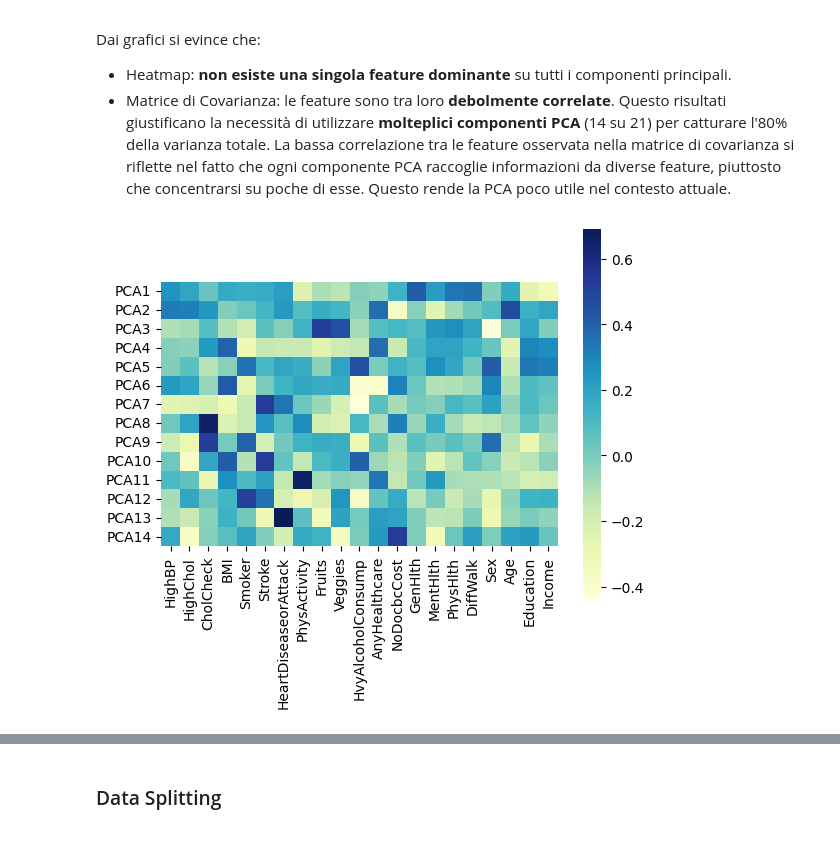
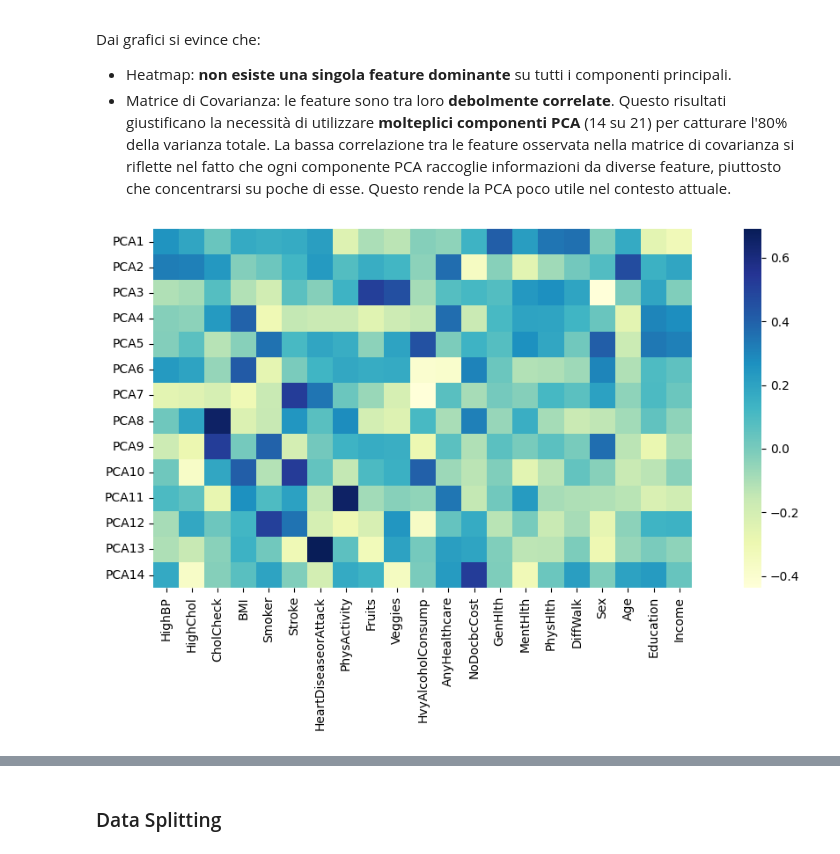
Before and after one commit to mbroglio/ML_25_26, a Jupyter notebook: ML_Project.ipynb, the cells around one changed output, grey strips where cells are left out. Cells and saved outputs as stored; diff of their text form; code cells hidden in the pictures.

```diff
--- a/ML_Project.ipynb
+++ b/ML_Project.ipynb
@@ -248,15 +292,17 @@ Dai grafici si evince che:
 - Matrice di Covarianza: le feature sono tra loro **debolmente correlate**.
 Questo risultati giustificano la necessità di utilizzare **molteplici componenti PCA** (14 su 21) per catturare l'80% della varianza totale. La bassa correlazione tra le feature osservata nella matrice di covarianza si riflette nel fatto che ogni componente PCA raccoglie informazioni da diverse feature, piuttosto che concentrarsi su poche di esse. Questo rende la PCA poco utile nel contesto attuale.
 # %%
-import seaborn as sns
-
+plt.figure(figsize=(12, 6))
 ax = sns.heatmap(
     pca.components_,
     cmap="YlGnBu",
     yticklabels=["PCA" + str(x) for x in range(1, pca.n_components_ + 1)],
     xticklabels=list(numeric_features),
     cbar_kws={"orientation": "vertical"},
 )
 ax.set_aspect("equal")
+plt.tight_layout()
+plt.savefig("images/pca_components_heatmap.svg", format="svg", bbox_inches="tight")
+plt.show()
 # %% [output]
-[figure, old version]
+[figure, new version]
```
Also changed, not shown: parts of 21 cells of this notebook, 24 other files.
